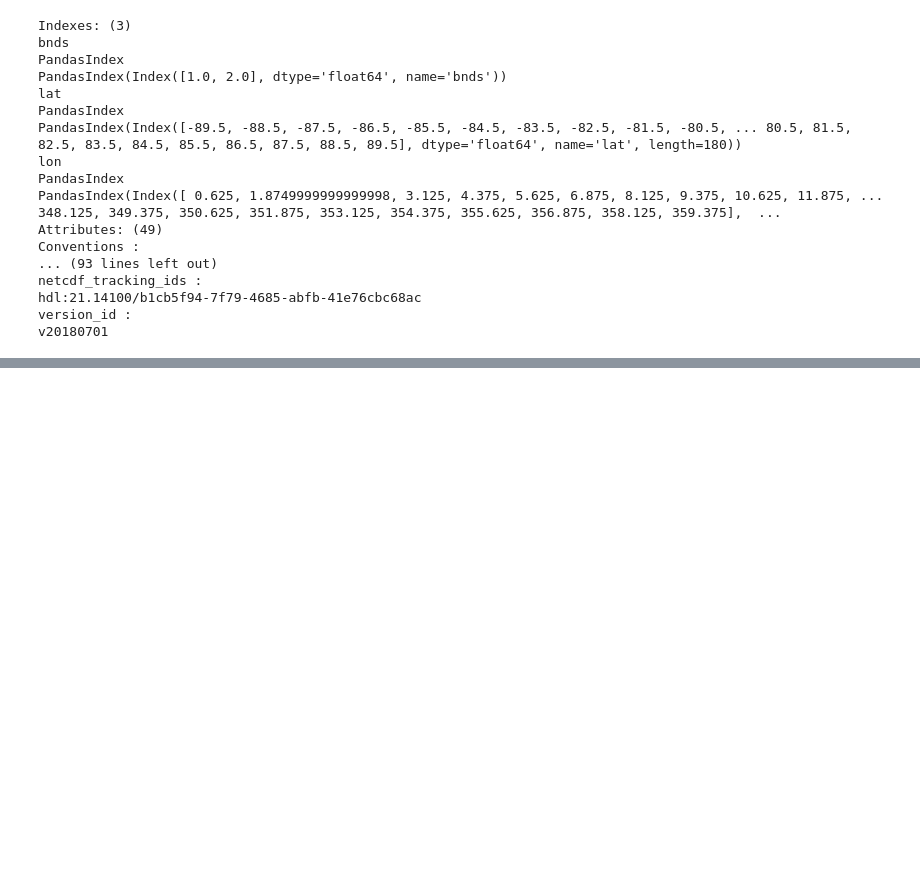
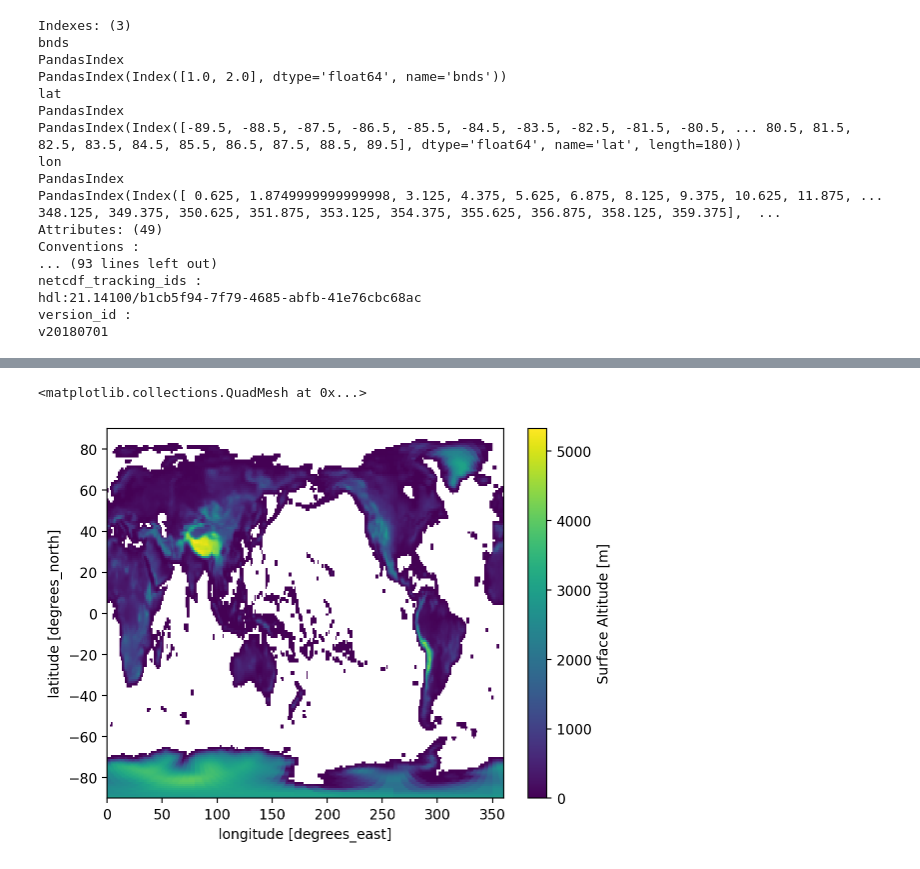
Before and after one commit to twass21/katabatic_winds, a Jupyter notebook: new mask code.ipynb, the cells around one changed output, grey strips where cells are left out. Saved outputs shown, nothing was run; the diff lists cells and outputs as text; code cells hidden in the pictures; blank space fills up the shorter version.

```diff
--- a/new mask code.ipynb
+++ b/new mask code.ipynb
@@ -286,0 +281,6 @@ array([[2870.0527, 2870.0527, 2870.0527, ..., 2870.0527, 2870.0527,
+# %%
+orog_esm4_lsm=orog_esm4.orog.where(orog_esm4.orog>0)
+orog_esm4_lsm.plot()
+# %% [output]
+<matplotlib.collections.QuadMesh at 0x...>
+[figure, added]
```
Also changed, not shown: parts of 43 cells of this notebook.
